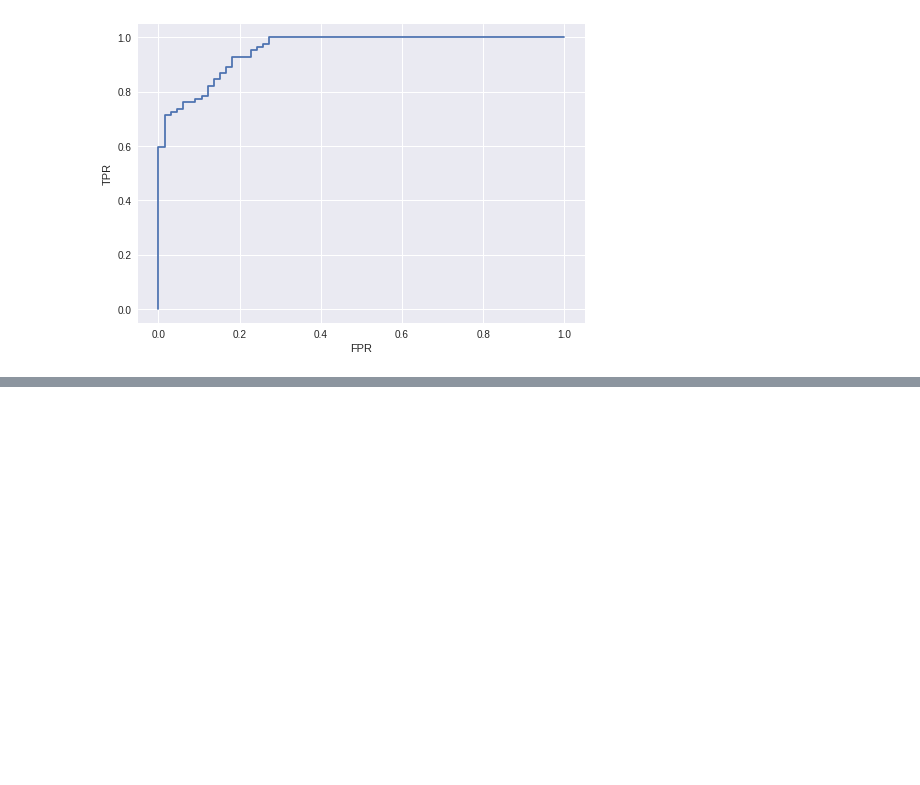
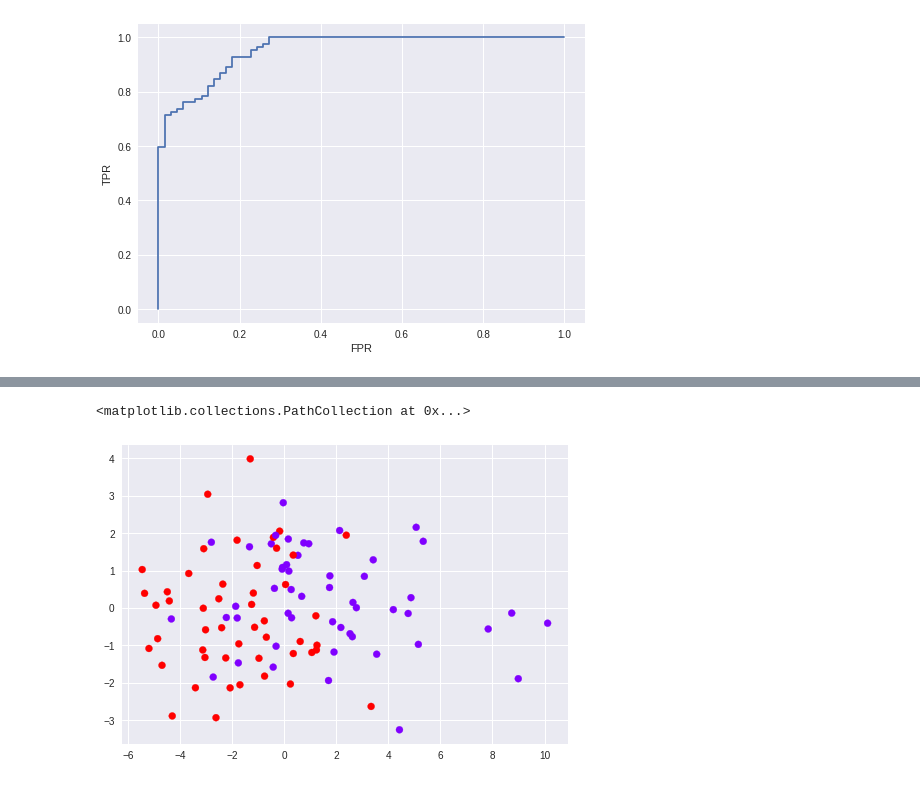
Before and after one commit to aakashv000/Machine-Learning-Lab-CS3103, a Jupyter notebook: Lab_5_Cross_Validation,_Bias_and_Variance.ipynb, the cells around one changed output, grey strips where cells are left out. Saved outputs shown, nothing was run; the diff lists cells and outputs as text; code cells hidden in the pictures; blank space fills up the shorter version.

```diff
--- a/Lab_5_Cross_Validation,_Bias_and_Variance.ipynb
+++ b/Lab_5_Cross_Validation,_Bias_and_Variance.ipynb
@@ -184,0 +192,3 @@ Text(0, 0.5, 'TPR')
+# %%
+X, y = make_classification(n_classes=2)
+X.shape, y.shape, X, y
@@ -184,0 +216,5 @@ Text(0, 0.5, 'TPR')
+# %%
+pca = PCA(n_components=2)
+
+X_new = pca.fit_transform(X)
+X_new.shape, X_new
@@ -184,0 +239,5 @@ Text(0, 0.5, 'TPR')
+# %%
+plt.scatter(X_new[:, 0], X_new[:, 1], c=y, cmap=plt.cm.rainbow)
+# %% [output]
+<matplotlib.collections.PathCollection at 0x...>
+[figure, added]
```
Also changed, not shown: parts of 5 cells of this notebook.
